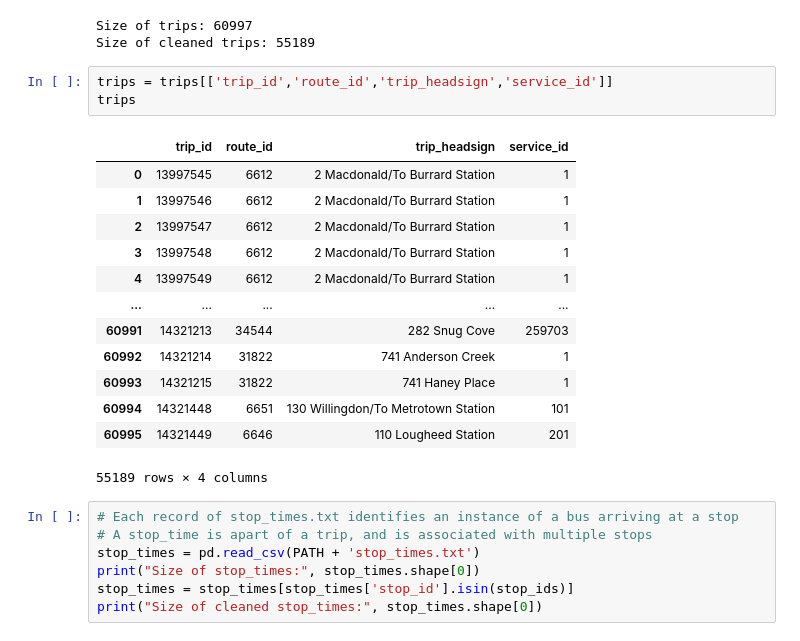
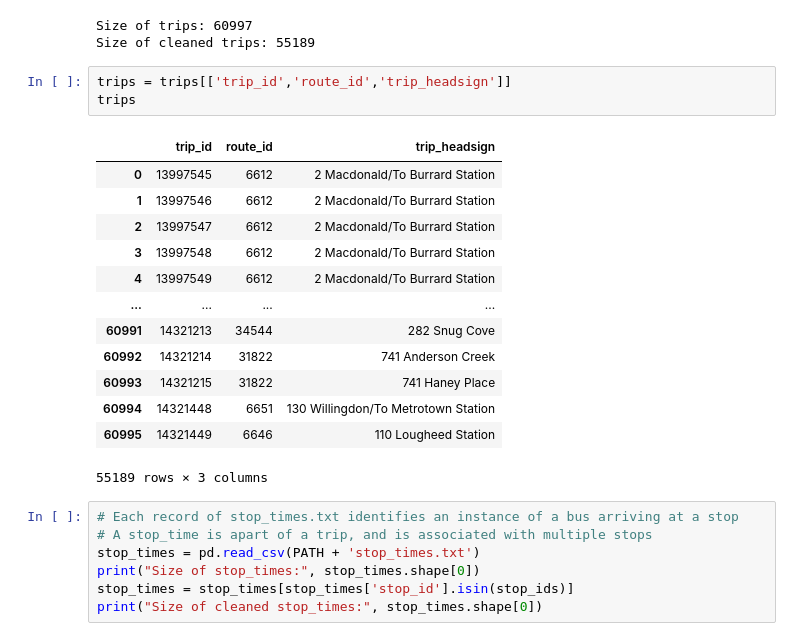
Before and after one commit to toastjpg/362-data-clean, a Jupyter notebook: clean.ipynb, the cells around one changed output. Drawn from its saved outputs; the diff is of its cells as text.

```diff
--- a/clean.ipynb
+++ b/clean.ipynb
@@ -87,22 +87,22 @@ print("Size of cleaned trips:", trips.shape[0])
 Size of trips: 60997
 Size of cleaned trips: 55189
 # %%
-trips = trips[['trip_id','route_id','trip_headsign','service_id']]
+trips = trips[['trip_id','route_id','trip_headsign']]
 trips
 # %% [output]
-|  | trip_id | route_id | trip_headsign | service_id |
-| 0 | 13997545 | 6612 | 2 Macdonald/To Burrard Station | 1 |
-| 1 | 13997546 | 6612 | 2 Macdonald/To Burrard Station | 1 |
-| 2 | 13997547 | 6612 | 2 Macdonald/To Burrard Station | 1 |
-| 3 | 13997548 | 6612 | 2 Macdonald/To Burrard Station | 1 |
-| 4 | 13997549 | 6612 | 2 Macdonald/To Burrard Station | 1 |
-| ... | ... | ... | ... | ... |
-| 60991 | 14321213 | 34544 | 282 Snug Cove | 259703 |
-| 60992 | 14321214 | 31822 | 741 Anderson Creek | 1 |
-| 60993 | 14321215 | 31822 | 741 Haney Place | 1 |
-| 60994 | 14321448 | 6651 | 130 Willingdon/To Metrotown Station | 101 |
-| 60995 | 14321449 | 6646 | 110 Lougheed Station | 201 |
+|  | trip_id | route_id | trip_headsign |
+| 0 | 13997545 | 6612 | 2 Macdonald/To Burrard Station |
+| 1 | 13997546 | 6612 | 2 Macdonald/To Burrard Station |
+| 2 | 13997547 | 6612 | 2 Macdonald/To Burrard Station |
+| 3 | 13997548 | 6612 | 2 Macdonald/To Burrard Station |
+| 4 | 13997549 | 6612 | 2 Macdonald/To Burrard Station |
+| ... | ... | ... | ... |
+| 60991 | 14321213 | 34544 | 282 Snug Cove |
+| 60992 | 14321214 | 31822 | 741 Anderson Creek |
+| 60993 | 14321215 | 31822 | 741 Haney Place |
+| 60994 | 14321448 | 6651 | 130 Willingdon/To Metrotown Station |
+| 60995 | 14321449 | 6646 | 110 Lougheed Station |
-55189 rows × 4 columns
+55189 rows × 3 columns
 # %%
 # Each record of stop_times.txt identifies an instance of a bus arriving at a stop
 # A stop_time is apart of a trip, and is associated with multiple stops
```
Also changed, not shown: parts of 3 cells of this notebook, 2 other files.
